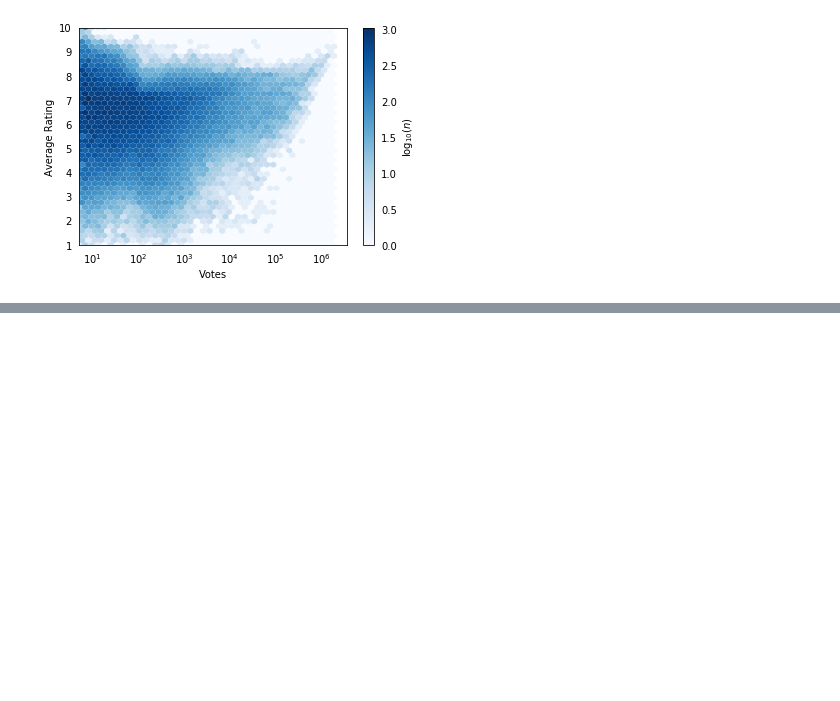
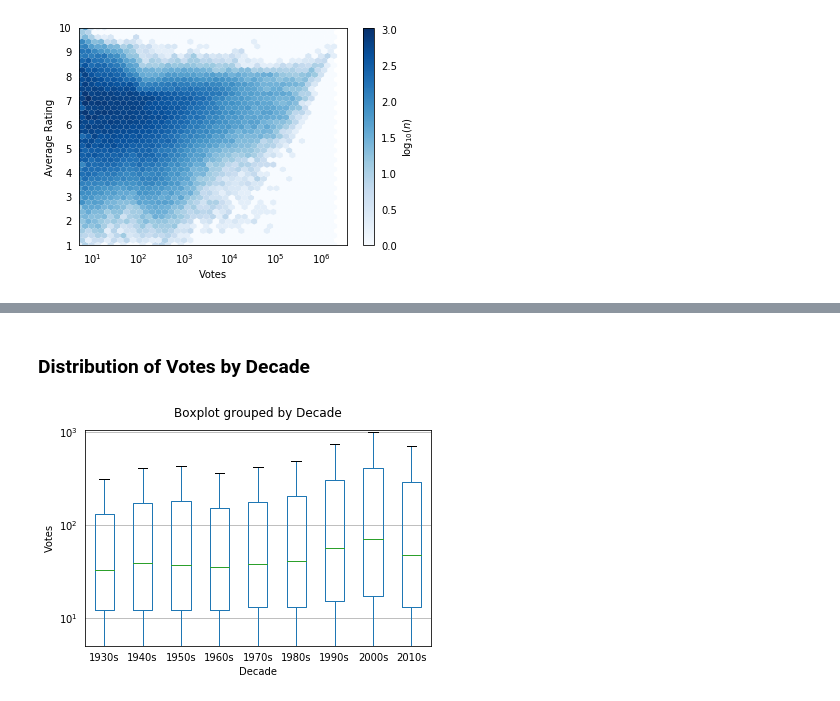
Before and after one commit to code-energy/teamspector, a Jupyter notebook: visualizations/eda.ipynb, the cells around one changed output, grey strips where cells are left out. Cells and saved outputs as stored; diff of their text form; code cells hidden in the pictures; blank space fills up the shorter version.

```diff
--- a/visualizations/eda.ipynb
+++ b/visualizations/eda.ipynb
@@ -43,0 +56,12 @@ cax.tick_params(which='both', right='off')
+# %% [markdown]
+### Distribution of Votes by Decade
+# %%
+ax = df.boxplot('numVotes', by='Decade', showfliers=False)
+ax.set_ylim(5)  # Movies don't have negative votes.
+ax.set_yscale('log')
+ax.tick_params(which='both', bottom='off', top='off', left='off', right='off')
+ax.set_title("")
+ax.set_ylabel('Votes')
+ax.xaxis.grid(False)
+# %% [output]
+[figure, added]
```
Also changed, not shown: parts of 3 cells of this notebook, 2 other files.
